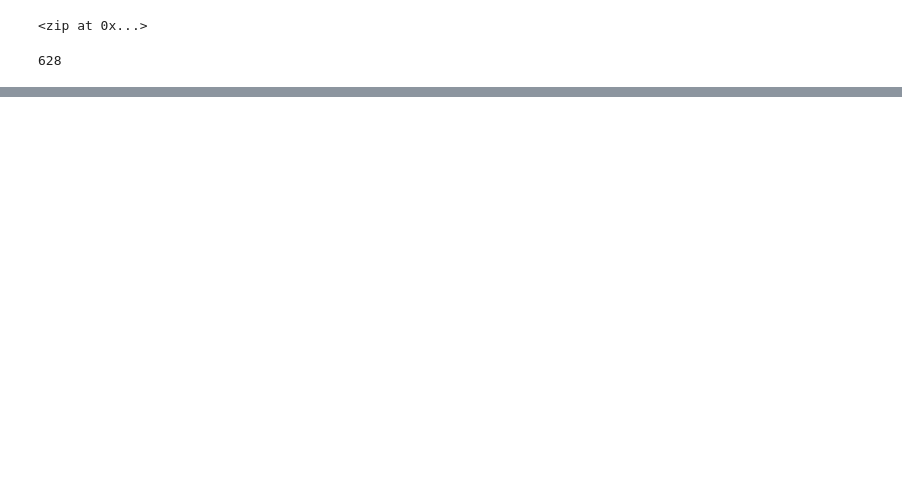
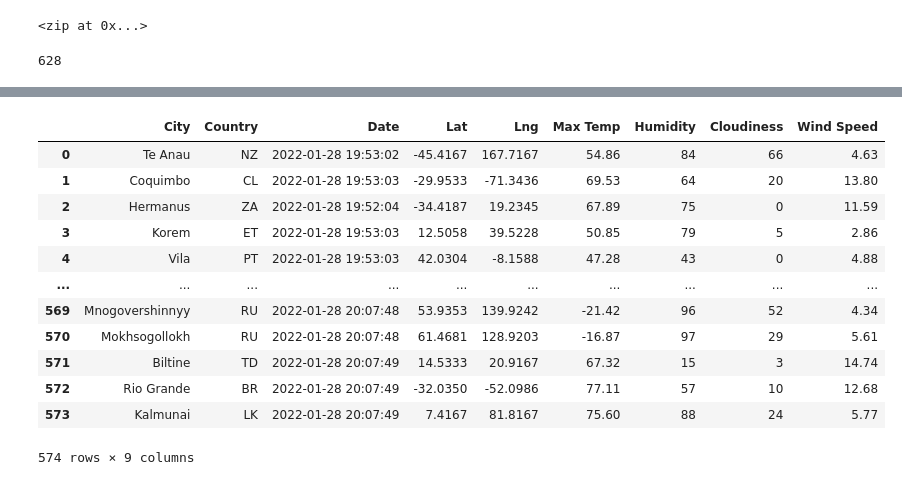
Before and after one commit to Kelcon86/Weather_Analysis, a Jupyter notebook: WeatherPy.ipynb, the cells around one changed output, grey strips where cells are left out. Drawn from its saved outputs; the diff is of its cells as text; code cells hidden in the pictures; blank space fills up the shorter version.

```diff
--- a/WeatherPy.ipynb
+++ b/WeatherPy.ipynb
@@ -33,0 +40,4 @@ len(cities)
+# %%
+# Starting URL for Weather Map API Call.
+url = "http://api.openweathermap.org/data/2.5/weather?units=Imperial&APPID=" + weather_api_key
+print(url)
@@ -33,0 +142,4 @@ len(cities)
+# %%
+# Convert the array of dictionaries to a Pandas DataFrame.
+city_data_df = pd.DataFrame(city_data)
+city_data_df.head(10)
@@ -33,0 +158,18 @@ len(cities)
+# %%
+new_column_order = ["City","Country","Date","Lat","Lng","Max Temp","Humidity","Cloudiness","Wind Speed"]
+city_data_df = city_data_df[new_column_order]
+city_data_df
+# %% [output]
+|  | City | Country | Date | Lat | Lng | Max Temp | Humidity | Cloudiness | Wind Speed |
+| 0 | Te Anau | NZ | 2022-01-28 19:53:02 | -45.4167 | 167.7167 | 54.86 | 84 | 66 | 4.63 |
+| 1 | Coquimbo | CL | 2022-01-28 19:53:03 | -29.9533 | -71.3436 | 69.53 | 64 | 20 | 13.80 |
+| 2 | Hermanus | ZA | 2022-01-28 19:52:04 | -34.4187 | 19.2345 | 67.89 | 75 | 0 | 11.59 |
+| 3 | Korem | ET | 2022-01-28 19:53:03 | 12.5058 | 39.5228 | 50.85 | 79 | 5 | 2.86 |
+| 4 | Vila | PT | 2022-01-28 19:53:03 | 42.0304 | -8.1588 | 47.28 | 43 | 0 | 4.88 |
+| ... | ... | ... | ... | ... | ... | ... | ... | ... | ... |
+| 569 | Mnogovershinnyy | RU | 2022-01-28 20:07:48 | 53.9353 | 139.9242 | -21.42 | 96 | 52 | 4.34 |
+| 570 | Mokhsogollokh | RU | 2022-01-28 20:07:48 | 61.4681 | 128.9203 | -16.87 | 97 | 29 | 5.61 |
+| 571 | Biltine | TD | 2022-01-28 20:07:49 | 14.5333 | 20.9167 | 67.32 | 15 | 3 | 14.74 |
+| 572 | Rio Grande | BR | 2022-01-28 20:07:49 | -32.0350 | -52.0986 | 77.11 | 57 | 10 | 12.68 |
+| 573 | Kalmunai | LK | 2022-01-28 20:07:49 | 7.4167 | 81.8167 | 75.60 | 88 | 24 | 5.77 |
+574 rows × 9 columns
```
Also changed, not shown: parts of 6 cells of this notebook, 4 other files.
